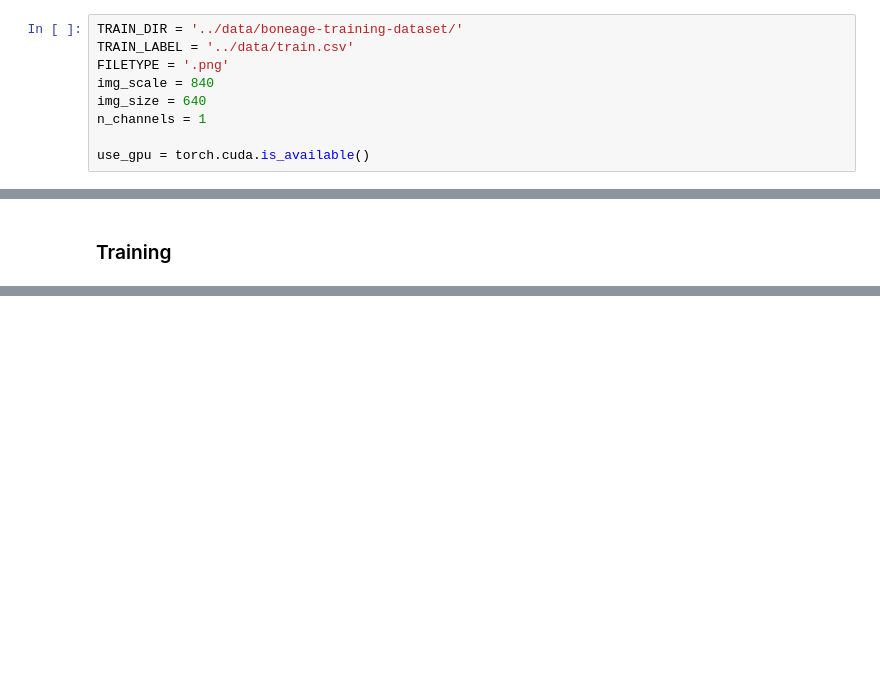
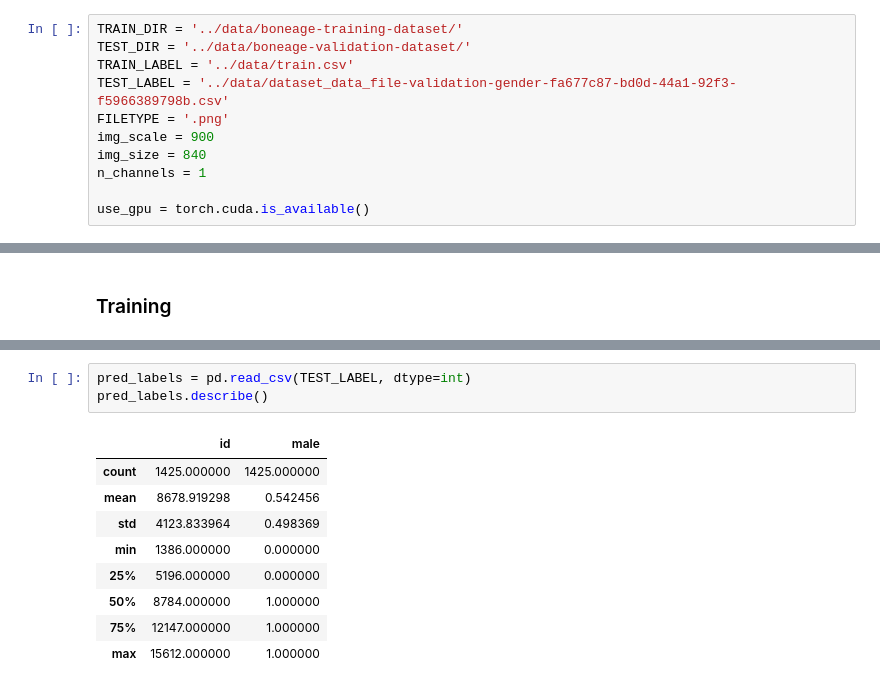
Before and after one commit to alxndrkalinin/boneage, a Jupyter notebook: notebooks/resnet_v1.ipynb, the cells around one changed output, grey strips where cells are left out. Saved outputs shown, nothing was run; the diff lists cells and outputs as text; blank space fills up the shorter version.

```diff
--- a/notebooks/resnet_v1.ipynb
+++ b/notebooks/resnet_v1.ipynb
@@ -86,10 +86,12 @@ def summary(input_size, model):
 ### Data
 # %%
 TRAIN_DIR = '../data/boneage-training-dataset/'
+TEST_DIR = '../data/boneage-validation-dataset/'
 TRAIN_LABEL = '../data/train.csv'
+TEST_LABEL = '../data/dataset_data_file-validation-gender-fa677c87-bd0d-44a1-92f3-f5966389798b.csv'
 FILETYPE = '.png'
-img_scale = 840
-img_size = 640
+img_scale = 900
+img_size = 840
 n_channels = 1
 
 use_gpu = torch.cuda.is_available()
@@ -556,0 +796,13 @@ for epoch in range(1, 60 + 1):
+# %%
+pred_labels = pd.read_csv(TEST_LABEL, dtype=int)
+pred_labels.describe()
+# %% [output]
+|  | id | male |
+| count | 1425.000000 | 1425.000000 |
+| mean | 8678.919298 | 0.542456 |
+| std | 4123.833964 | 0.498369 |
+| min | 1386.000000 | 0.000000 |
+| 25% | 5196.000000 | 0.000000 |
+| 50% | 8784.000000 | 1.000000 |
+| 75% | 12147.000000 | 1.000000 |
+| max | 15612.000000 | 1.000000 |
```
Also changed, not shown: parts of 29 cells of this notebook.
